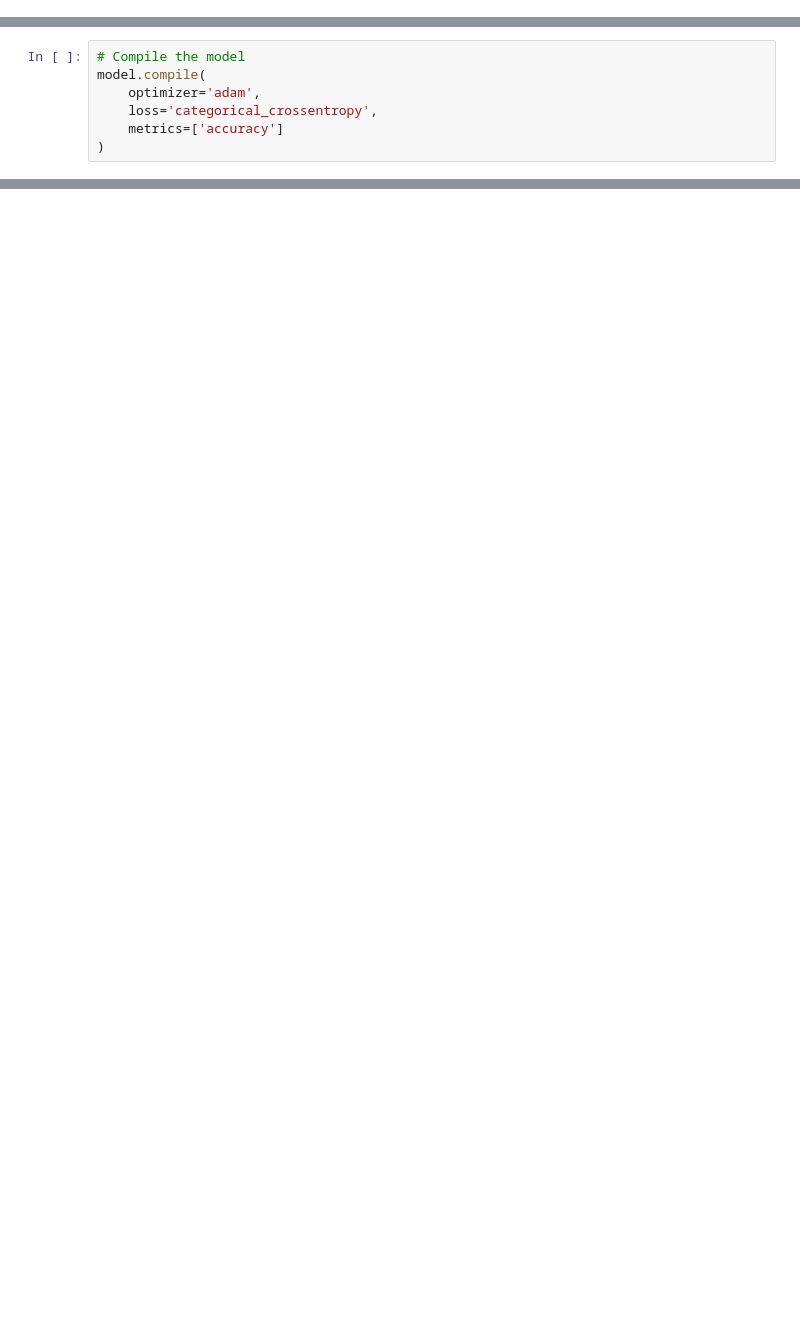
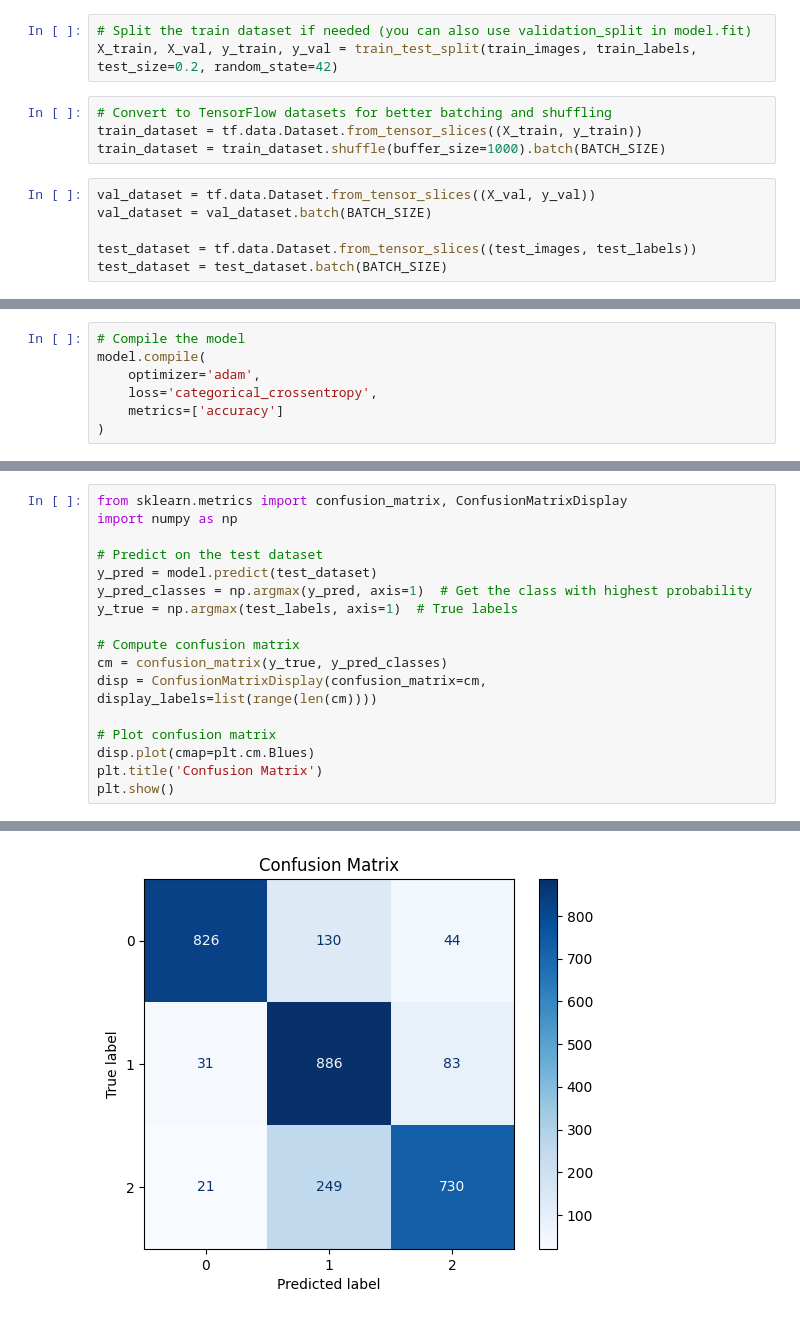
Before and after one commit to kishan20-00/Child_Support, a Jupyter notebook: dyslexia/model_train.ipynb, the cells around one changed output, grey strips where cells are left out. Drawn from its saved outputs; the diff is of its cells as text; blank space fills up the shorter version.

```diff
--- a/dyslexia/model_train.ipynb
+++ b/dyslexia/model_train.ipynb
@@ -50 +100,14 @@ Found 56723 images belonging to 3 classes.
+# %%
+# Split the train dataset if needed (you can also use validation_split in model.fit)
+X_train, X_val, y_train, y_val = train_test_split(train_images, train_labels, test_size=0.2, random_state=42)
+# %%
+# Convert to TensorFlow datasets for better batching and shuffling
+train_dataset = tf.data.Dataset.from_tensor_slices((X_train, y_train))
+train_dataset = train_dataset.shuffle(buffer_size=1000).batch(BATCH_SIZE)
+# %%
+val_dataset = tf.data.Dataset.from_tensor_slices((X_val, y_val))
+val_dataset = val_dataset.batch(BATCH_SIZE)
+
+test_dataset = tf.data.Dataset.from_tensor_slices((test_images, test_labels))
+test_dataset = test_dataset.batch(BATCH_SIZE)
 # %%
@@ -161,0 +202,18 @@ visualize_sample_predictions(model, test_data)
+# %%
+from sklearn.metrics import confusion_matrix, ConfusionMatrixDisplay
+import numpy as np
+
+# Predict on the test dataset
+y_pred = model.predict(test_dataset)
+y_pred_classes = np.argmax(y_pred, axis=1)  # Get the class with highest probability
+y_true = np.argmax(test_labels, axis=1)  # True labels
+
+# Compute confusion matrix
+cm = confusion_matrix(y_true, y_pred_classes)
+disp = ConfusionMatrixDisplay(confusion_matrix=cm, display_labels=list(range(len(cm))))
+
+# Plot confusion matrix
+disp.plot(cmap=plt.cm.Blues)
+plt.title('Confusion Matrix')
+plt.show()
+# %% [output]
@@ -161,0 +221 @@ visualize_sample_predictions(model, test_data)
+[figure, added]
```
Also changed, not shown: parts of 21 cells of this notebook, 5 other files.
